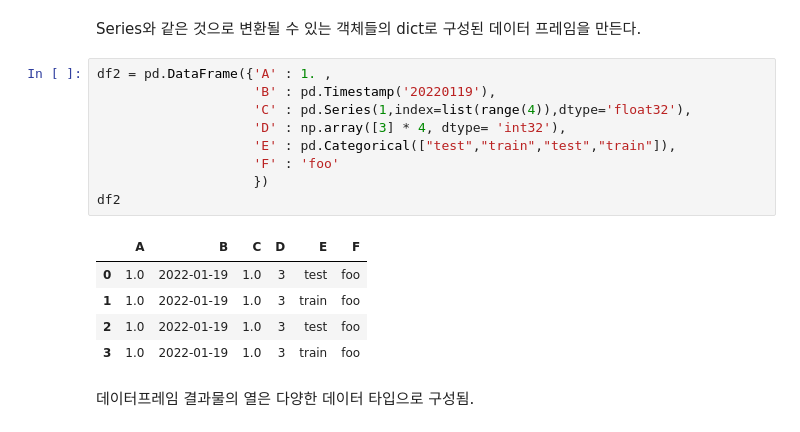
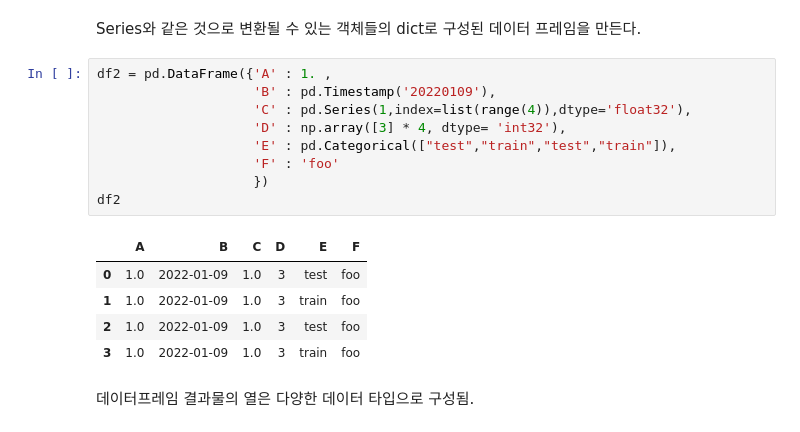
Before and after one commit to euneun316/Python-for-Pandas, a Jupyter notebook: Pandas-Study.ipynb, the cells around one changed output. Saved outputs shown, nothing was run; the diff lists cells and outputs as text.

```diff
--- a/Pandas-Study.ipynb
+++ b/Pandas-Study.ipynb
@@ -69,19 +73,19 @@ df
 Series와 같은 것으로 변환될 수 있는 객체들의 dict로 구성된 데이터 프레임을 만든다.
 # %%
 df2 = pd.DataFrame({'A' : 1. ,
-                    'B' : pd.Timestamp('20220119'),
+                    'B' : pd.Timestamp('20220109'),
                     'C' : pd.Series(1,index=list(range(4)),dtype='float32'),
                     'D' : np.array([3] * 4, dtype= 'int32'),
                     'E' : pd.Categorical(["test","train","test","train"]),
                     'F' : 'foo'
                     })
 df2
 # %% [output]
 |  | A | B | C | D | E | F |
-| 0 | 1.0 | 2022-01-19 | 1.0 | 3 | test | foo |
-| 1 | 1.0 | 2022-01-19 | 1.0 | 3 | train | foo |
-| 2 | 1.0 | 2022-01-19 | 1.0 | 3 | test | foo |
-| 3 | 1.0 | 2022-01-19 | 1.0 | 3 | train | foo |
+| 0 | 1.0 | 2022-01-09 | 1.0 | 3 | test | foo |
+| 1 | 1.0 | 2022-01-09 | 1.0 | 3 | train | foo |
+| 2 | 1.0 | 2022-01-09 | 1.0 | 3 | test | foo |
+| 3 | 1.0 | 2022-01-09 | 1.0 | 3 | train | foo |
 # %% [markdown]
 데이터프레임 결과물의 열은 다양한 데이터 타입으로 구성됨.
 # %%
```
Also changed, not shown: parts of 71 cells of this notebook.
